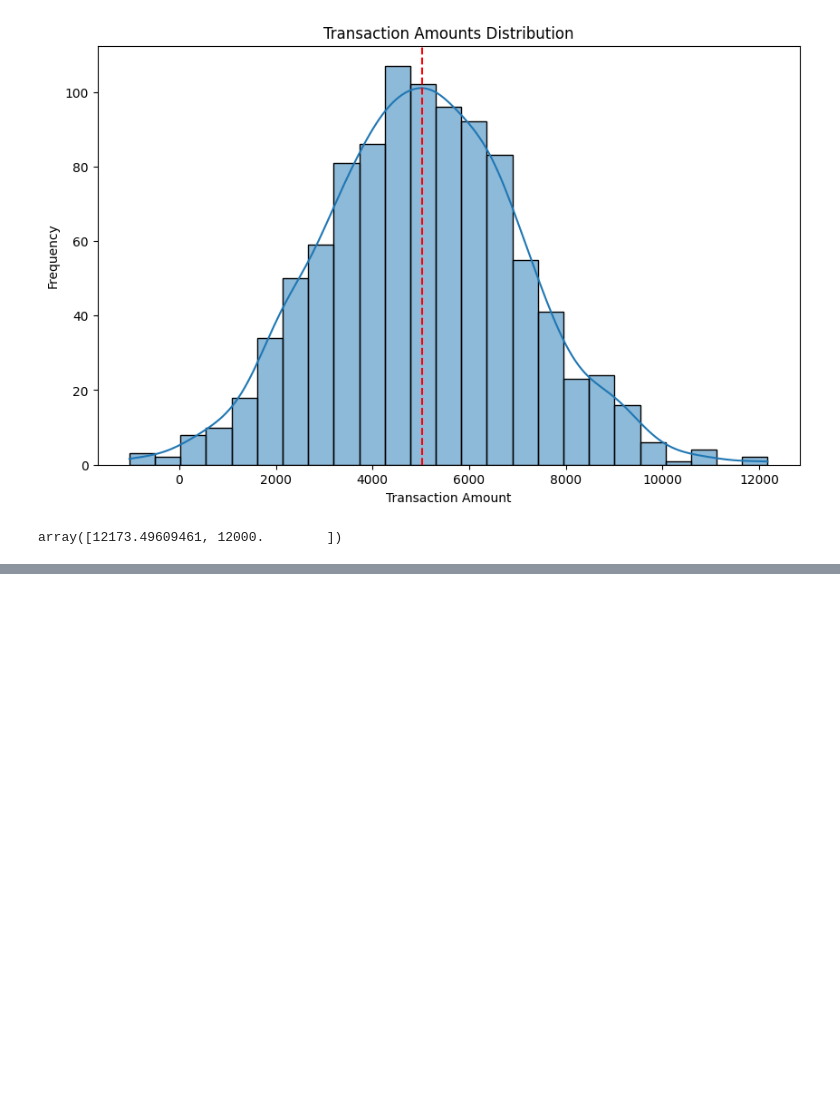
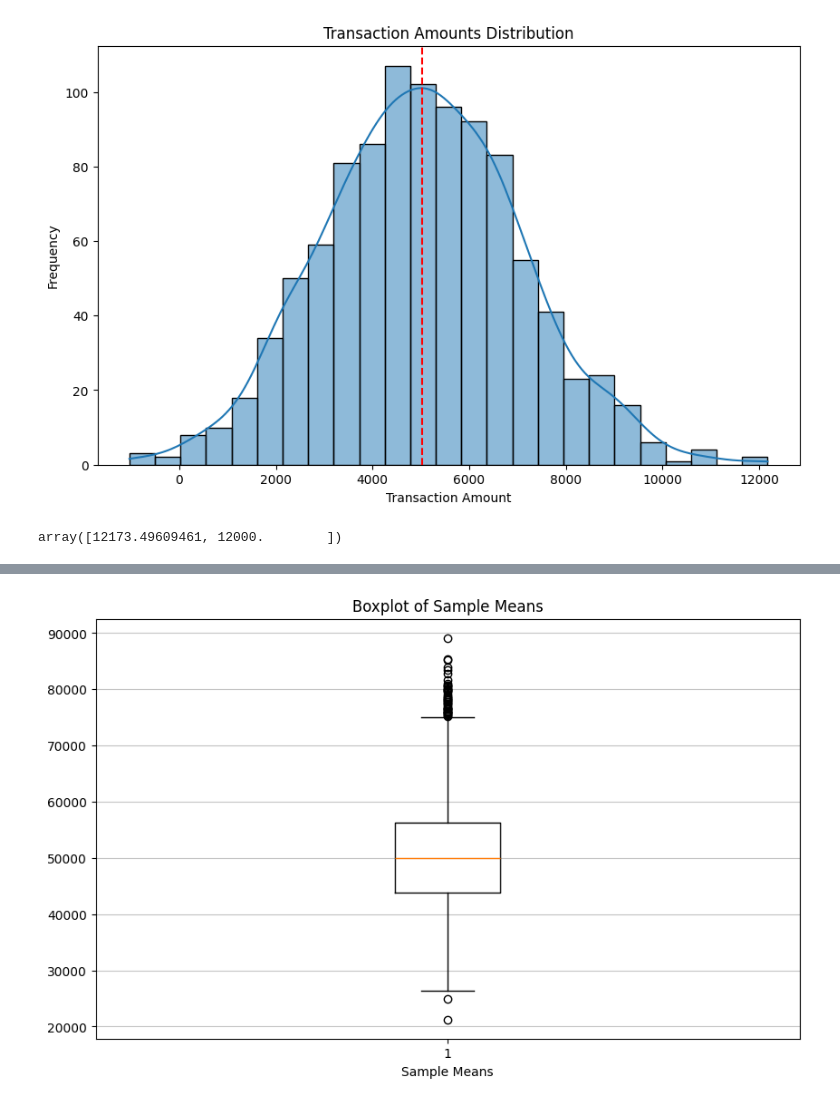
Before and after one commit to rahul8879/harika_ai, a Jupyter notebook: math/02_stats.ipynb, the cells around one changed output, grey strips where cells are left out. Drawn from its saved outputs; the diff is of its cells as text; code cells hidden in the pictures; blank space fills up the shorter version.

```diff
--- a/math/02_stats.ipynb
+++ b/math/02_stats.ipynb
@@ -49,0 +105,18 @@ array([12173.49609461, 12000.        ])
+# %%
+# boxplot
+plt.figure(figsize=(10, 6))
+plt.boxplot(sample_means)
+plt.title('Boxplot of Sample Means')
+plt.xlabel('Sample Means')
+plt.grid(axis='y', alpha=0.75)
+plt.show()
+
+# violin plot
+# plt.figure(figsize=(10, 6))
+# plt.violinplot(sample_means)
+# plt.title('Violin Plot of Sample Means')
+# plt.xlabel('Sample Means')
+# plt.grid(axis='y', alpha=0.75)
+# plt.show()
+# %% [output]
+[figure, added]
```
Also changed, not shown: parts of 6 cells of this notebook, 2 other files.
